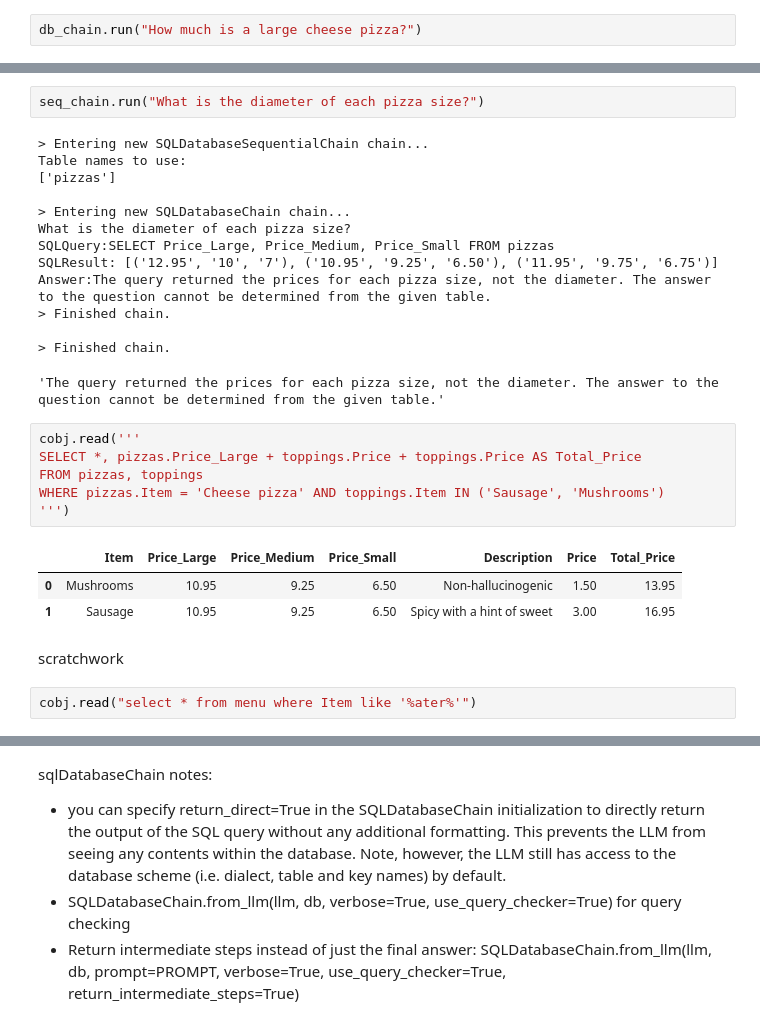
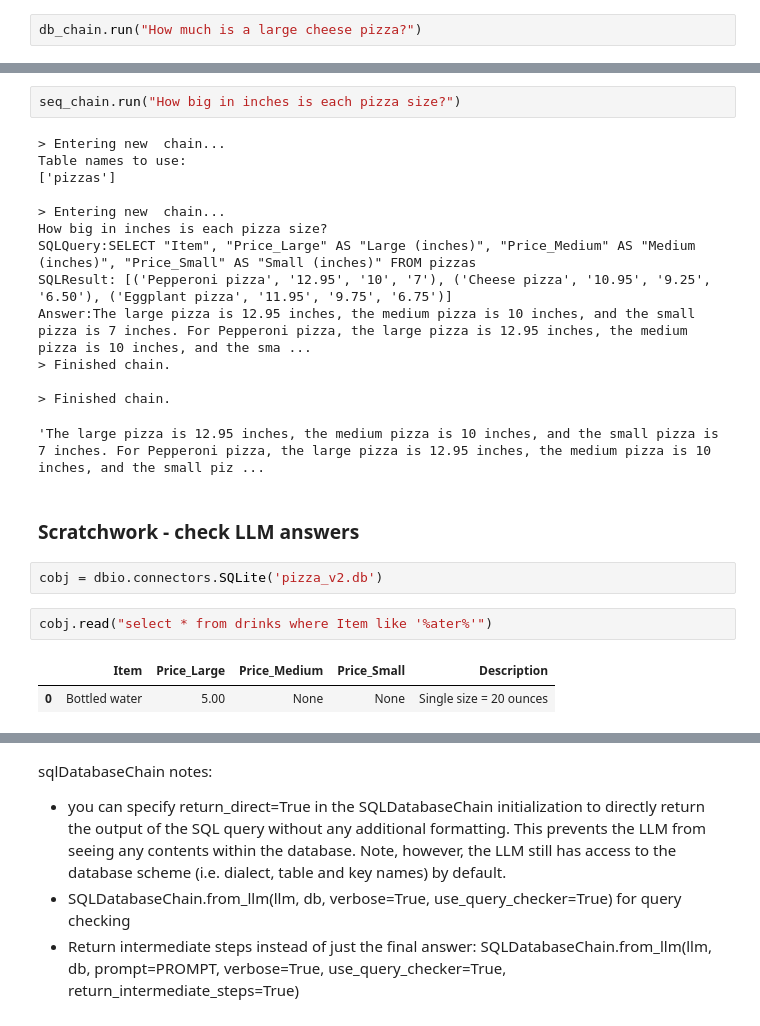
Before and after one commit to tweinzirl/chatGPT_practice, a Jupyter notebook: blog2/db_query.ipynb, the cells around one changed output, grey strips where cells are left out. Saved outputs shown, nothing was run; the diff lists cells and outputs as text.

Commit message:
rerun db_query cells, start section 2 of text

```diff
--- a/blog2/db_query.ipynb
+++ b/blog2/db_query.ipynb
@@ -392,30 +389,25 @@ The price of a small pizza topped with both sausage and mushroom is $10.
 # %%
-seq_chain.run("What is the diameter of each pizza size?")
+seq_chain.run("How big in inches is each pizza size?")
 # %% [output]
-> Entering new SQLDatabaseSequentialChain chain...
+> Entering new  chain...
 Table names to use:
 ['pizzas']
 
-> Entering new SQLDatabaseChain chain...
-What is the diameter of each pizza size?
-SQLQuery:SELECT Price_Large, Price_Medium, Price_Small FROM pizzas
-SQLResult: [('12.95', '10', '7'), ('10.95', '9.25', '6.50'), ('11.95', '9.75', '6.75')]
-Answer:The query returned the prices for each pizza size, not the diameter. The answer to the question cannot be determined from the given table.
+> Entering new  chain...
+How big in inches is each pizza size?
+SQLQuery:SELECT "Item", "Price_Large" AS "Large (inches)", "Price_Medium" AS "Medium (inches)", "Price_Small" AS "Small (inches)" FROM pizzas
+SQLResult: [('Pepperoni pizza', '12.95', '10', '7'), ('Cheese pizza', '10.95', '9.25', '6.50'), ('Eggplant pizza', '11.95', '9.75', '6.75')]
+Answer:The large pizza is 12.95 inches, the medium pizza is 10 inches, and the small pizza is 7 inches. For Pepperoni pizza, the large pizza is 12.95 inches, the medium pizza is 10 inches, and the sma ...
 > Finished chain.
 
 > Finished chain.
-'The query returned the prices for each pizza size, not the diameter. The answer to the question cannot be determined from the given table.'
+'The large pizza is 12.95 inches, the medium pizza is 10 inches, and the small pizza is 7 inches. For Pepperoni pizza, the large pizza is 12.95 inches, the medium pizza is 10 inches, and the small piz ...
-# %%
-cobj.read('''
-SELECT *, pizzas.Price_Large + toppings.Price + toppings.Price AS Total_Price
-FROM pizzas, toppings
-WHERE pizzas.Item = 'Cheese pizza' AND toppings.Item IN ('Sausage', 'Mushrooms')
-''')
-# %% [output]
-|  | Item | Price_Large | Price_Medium | Price_Small | Description | Price | Total_Price |
-| 0 | Mushrooms | 10.95 | 9.25 | 6.50 | Non-hallucinogenic | 1.50 | 13.95 |
-| 1 | Sausage | 10.95 | 9.25 | 6.50 | Spicy with a hint of sweet | 3.00 | 16.95 |
 # %% [markdown]
-scratchwork
+### Scratchwork - check LLM answers
+# %%
+cobj = dbio.connectors.SQLite('pizza_v2.db')
 # %%
-cobj.read("select * from menu where Item like '%ater%'")
+cobj.read("select * from drinks where Item like '%ater%'")
+# %% [output]
+|  | Item | Price_Large | Price_Medium | Price_Small | Description |
+| 0 | Bottled water | 5.00 | None | None | Single size = 20 ounces |
```
Also changed, not shown: parts of 22 cells of this notebook, 1 other file.
